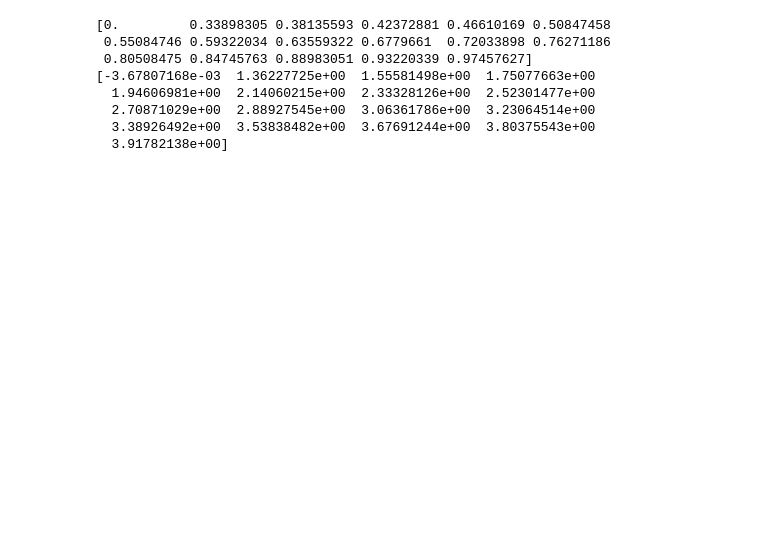
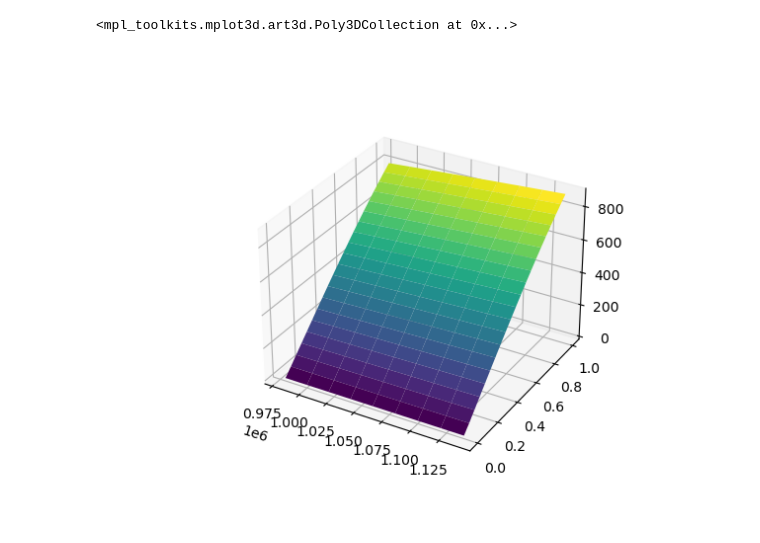
Before and after one commit to GeorgBrantegger/Kelag_DT_Slot_3, a Jupyter notebook: Turbinen/messy.ipynb, the cells around one changed output. Saved outputs shown, nothing was run; the diff lists cells and outputs as text; code cells hidden in the pictures; blank space fills up the shorter version.

Commit message:
end of day commit - working on turbine class

```diff
--- a/Turbinen/messy.ipynb
+++ b/Turbinen/messy.ipynb
@@ -48,12 +0,0 @@ plt.plot(pressure_vec,flux_vec2)
-# %%
-print(LA_vec)
-print(flux_vec1)
-# %% [output]
-[0.         0.33898305 0.38135593 0.42372881 0.46610169 0.50847458
- 0.55084746 0.59322034 0.63559322 0.6779661  0.72033898 0.76271186
- 0.80508475 0.84745763 0.88983051 0.93220339 0.97457627]
-[-3.67807168e-03  1.36227725e+00  1.55581498e+00  1.75077663e+00
-  1.94606981e+00  2.14060215e+00  2.33328126e+00  2.52301477e+00
-  2.70871029e+00  2.88927545e+00  3.06361786e+00  3.23064514e+00
-  3.38926492e+00  3.53838482e+00  3.67691244e+00  3.80375543e+00
-  3.91782138e+00]
@@ -59,0 +8,10 @@ print(flux_vec1)
+# %%
+T1 = Francis_turbine_class()
+csv = T1.raw_csv
+
+T1.extract_csv()
+ps  = T1.raw_ps_vec
+LAs = T1.raw_LA_vec
+Qs  = T1.raw_Qs_mat
+
+Q_fun = T1.get_Q_fun()
@@ -59,0 +38,10 @@ print(flux_vec1)
+# %%
+XX1,YY1 = np.meshgrid(ps,LAs)
+
+fig1 = plt.figure()
+ax1 = plt.axes(projection='3d')
+
+ax1.plot_surface(XX1, YY1, Qs,cmap='viridis', edgecolor='none')
+# %% [output]
+<mpl_toolkits.mplot3d.art3d.Poly3DCollection at 0x...>
+[figure, added]
```
Also changed, not shown: parts of 7 cells of this notebook, 8 other files.
